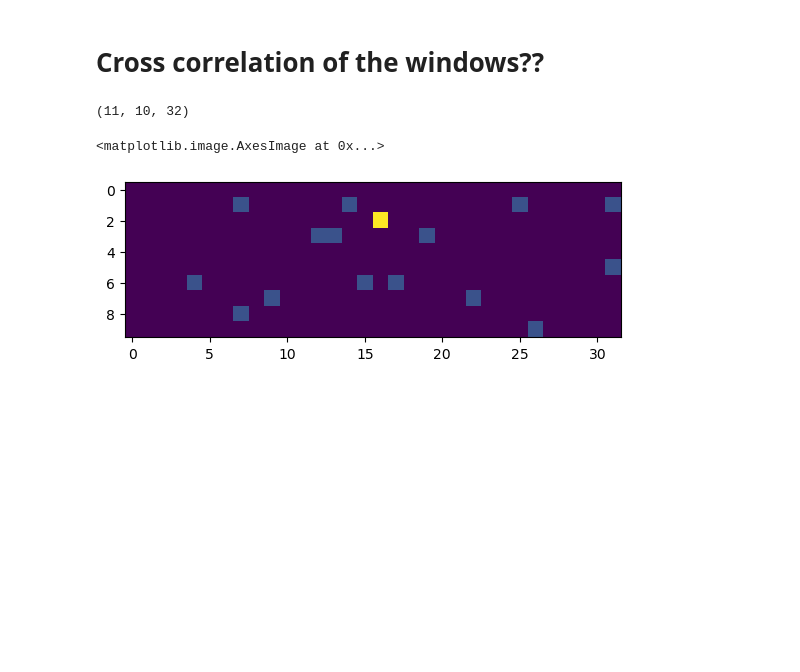
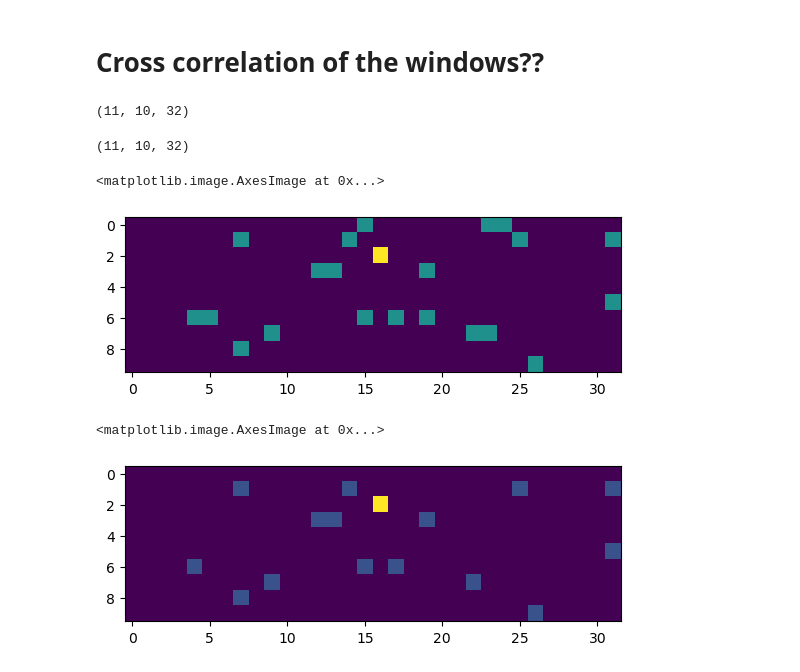
Before and after one commit to CosmicSurgery/thesis_notebooks, a Jupyter notebook: 06.19.2023 - learnign spiking motifs/2023.07.03 - Unsupervised learning,more pca tests....ipynb, the cells around one changed output. Saved outputs shown, nothing was run; the diff lists cells and outputs as text; code cells hidden in the pictures; blank space fills up the shorter version.

```diff
--- a/06.19.2023 - learnign spiking motifs/2023.07.03 - Unsupervised learning,more pca tests....ipynb
+++ b/06.19.2023 - learnign spiking motifs/2023.07.03 - Unsupervised learning,more pca tests....ipynb
@@ -158,6 +158,16 @@ for i in range(test.shape[0]):
         result[i,j,...] = test[i]*test[j]
 # %%
 x = np.sum(result,axis=(2,3))
+# %%
+test.shape
+# %% [output]
+(11, 10, 32)
+# %%
+plt.figure()
+plt.imshow(test[0,...])
+# %% [output]
+<matplotlib.image.AxesImage at 0x...>
+[figure, added]
 # %%
 plt.figure()
 plt.imshow(result[7,0])
```
Also changed, not shown: 1 other file.
